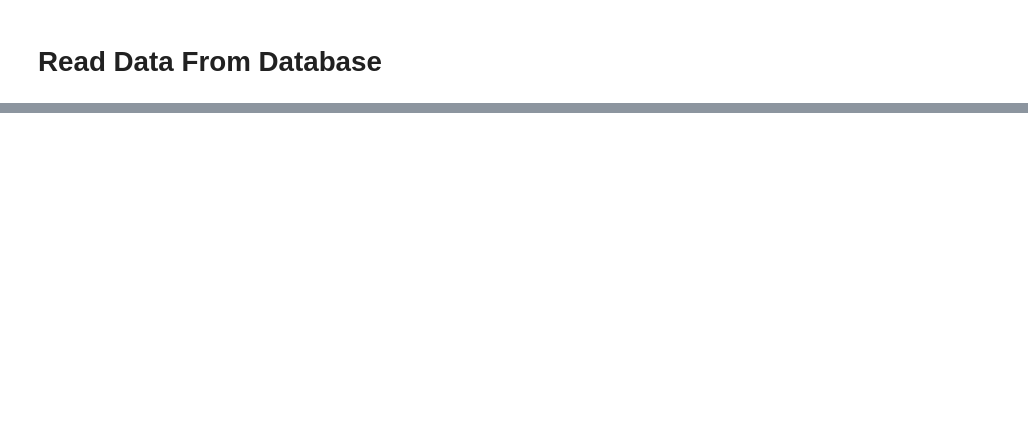
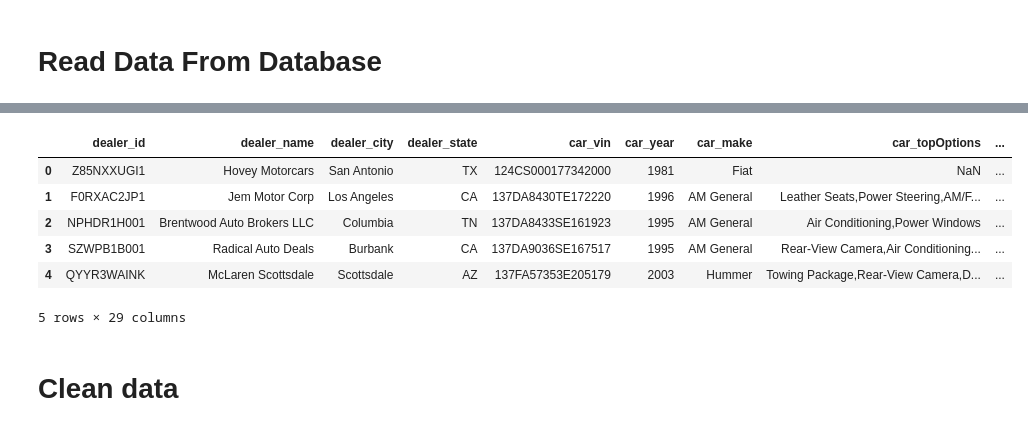
Before and after one commit to codescracker/carfax_analytics, a Jupyter notebook: used_car_price_prediction_model.ipynb, the cells around one changed output, grey strips where cells are left out. Cells and saved outputs as stored; diff of their text form; code cells hidden in the pictures; blank space fills up the shorter version.

```diff
--- a/used_car_price_prediction_model.ipynb
+++ b/used_car_price_prediction_model.ipynb
@@ -23,2 +19,16 @@ loaded 1062477 records from MySQL into dataframe:
 # %%
 pd.options.display.float_format = '{:,.2f}'.format
+# %%
+car_fax = pd.read_csv('./carfax_data.csv')
+# %%
+car_fax.head()
+# %% [output]
+|  | dealer_id | dealer_name | dealer_city | dealer_state | car_vin | car_year | car_make | car_topOptions | ... |
+| 0 | Z85NXXUGI1 | Hovey Motorcars | San Antonio | TX | 124CS000177342000 | 1981 | Fiat | NaN | ... |
+| 1 | F0RXAC2JP1 | Jem Motor Corp | Los Angeles | CA | 137DA8430TE172220 | 1996 | AM General | Leather Seats,Power Steering,AM/F... | ... |
+| 2 | NPHDR1H001 | Brentwood Auto Brokers LLC | Columbia | TN | 137DA8433SE161923 | 1995 | AM General | Air Conditioning,Power Windows | ... |
+| 3 | SZWPB1B001 | Radical Auto Deals | Burbank | CA | 137DA9036SE167517 | 1995 | AM General | Rear-View Camera,Air Conditioning... | ... |
+| 4 | QYYR3WAINK | McLaren Scottsdale | Scottsdale | AZ | 137FA57353E205179 | 2003 | Hummer | Towing Package,Rear-View Camera,D... | ... |
+5 rows × 29 columns
+# %% [markdown]
+# Clean data
```
Also changed, not shown: parts of 87 cells of this notebook.
